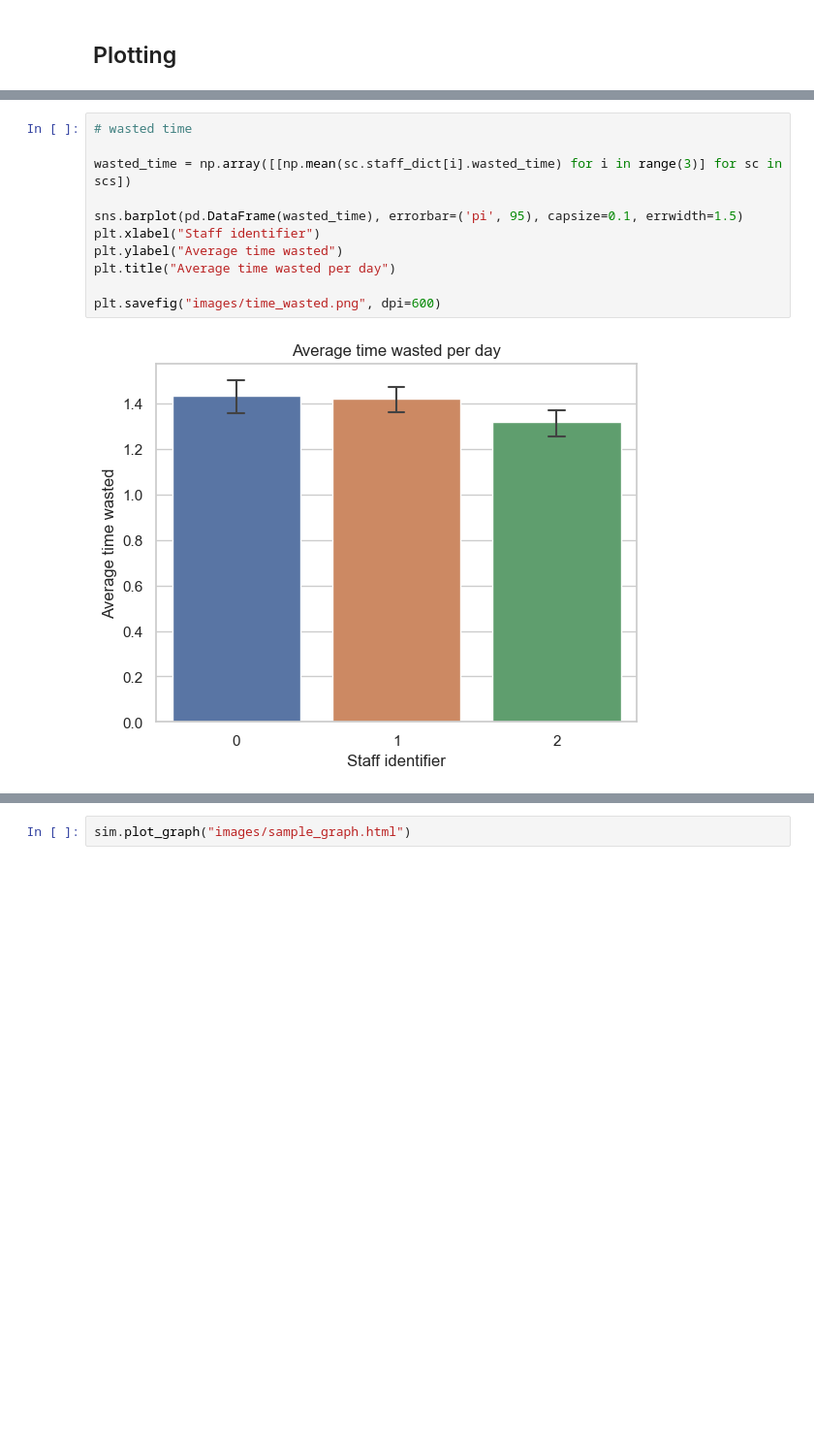
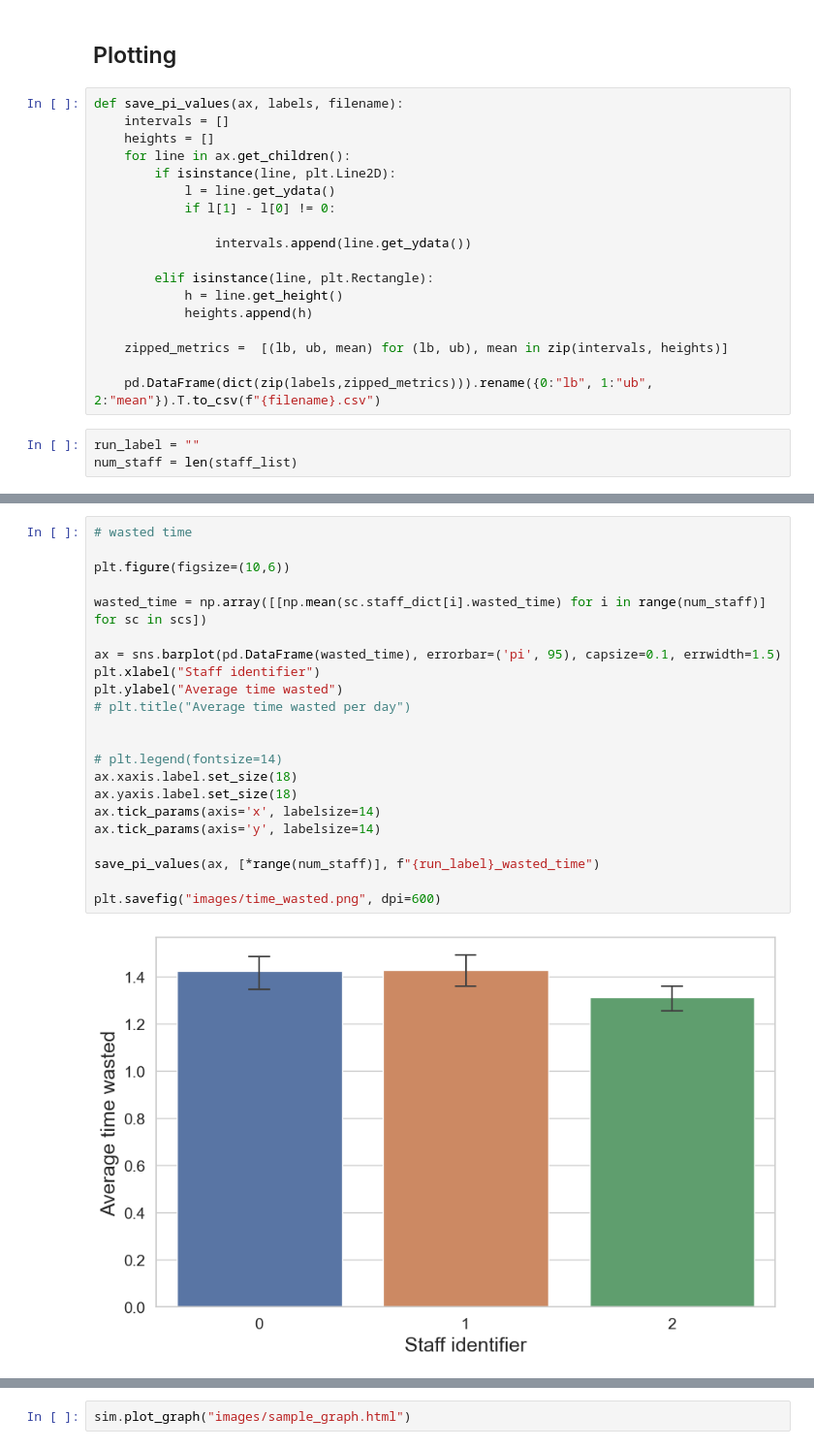
Before and after one commit to CSampsonSomersetFT/ADHD_DES_Simulation, a Jupyter notebook: Simulation_framework.ipynb, the cells around one changed output, grey strips where cells are left out. Shown at 97% size. Saved outputs shown, nothing was run; the diff lists cells and outputs as text; blank space fills up the shorter version.

```diff
--- a/Simulation_framework.ipynb
+++ b/Simulation_framework.ipynb
@@ -665,4 +712,25 @@ for index in range(100):
 # %% [markdown]
 ## Plotting
+# %%
+def save_pi_values(ax, labels, filename):
+    intervals = []
+    heights = []
+    for line in ax.get_children():
+        if isinstance(line, plt.Line2D):
+            l = line.get_ydata()
+            if l[1] - l[0] != 0:
+
+                intervals.append(line.get_ydata())
+
+        elif isinstance(line, plt.Rectangle):
+            h = line.get_height()
+            heights.append(h)
+
+    zipped_metrics =  [(lb, ub, mean) for (lb, ub), mean in zip(intervals, heights)]
+
+    pd.DataFrame(dict(zip(labels,zipped_metrics))).rename({0:"lb", 1:"ub", 2:"mean"}).T.to_csv(f"{filename}.csv")
+# %%
+run_label = ""
+num_staff = len(staff_list)
 # %%
 # patients ratio
@@ -702,14 +784,25 @@ plt.savefig("images/patients_per_week.png", dpi=600)
 # %%
 # wasted time
 
-wasted_time = np.array([[np.mean(sc.staff_dict[i].wasted_time) for i in range(3)] for sc in scs])
+plt.figure(figsize=(10,6))
 
-sns.barplot(pd.DataFrame(wasted_time), errorbar=('pi', 95), capsize=0.1, errwidth=1.5)
+wasted_time = np.array([[np.mean(sc.staff_dict[i].wasted_time) for i in range(num_staff)] for sc in scs])
+
+ax = sns.barplot(pd.DataFrame(wasted_time), errorbar=('pi', 95), capsize=0.1, errwidth=1.5)
 plt.xlabel("Staff identifier")
 plt.ylabel("Average time wasted")
-plt.title("Average time wasted per day")
+# plt.title("Average time wasted per day")
+
+
+# plt.legend(fontsize=14)
+ax.xaxis.label.set_size(18)
+ax.yaxis.label.set_size(18)
+ax.tick_params(axis='x', labelsize=14)
+ax.tick_params(axis='y', labelsize=14)
+
+save_pi_values(ax, [*range(num_staff)], f"{run_label}_wasted_time")
 
 plt.savefig("images/time_wasted.png", dpi=600)
 # %% [output]
-[figure, old version]
+[figure, new version]
 # %%
```
Also changed, not shown: parts of 16 cells of this notebook.
